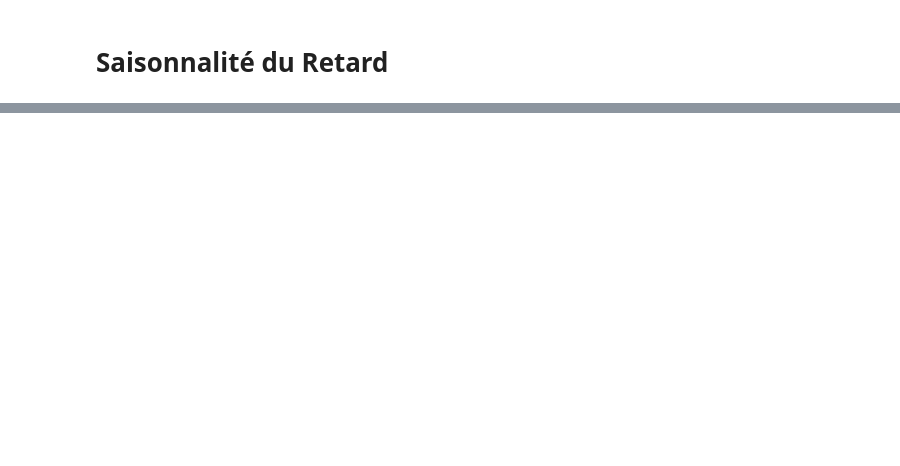
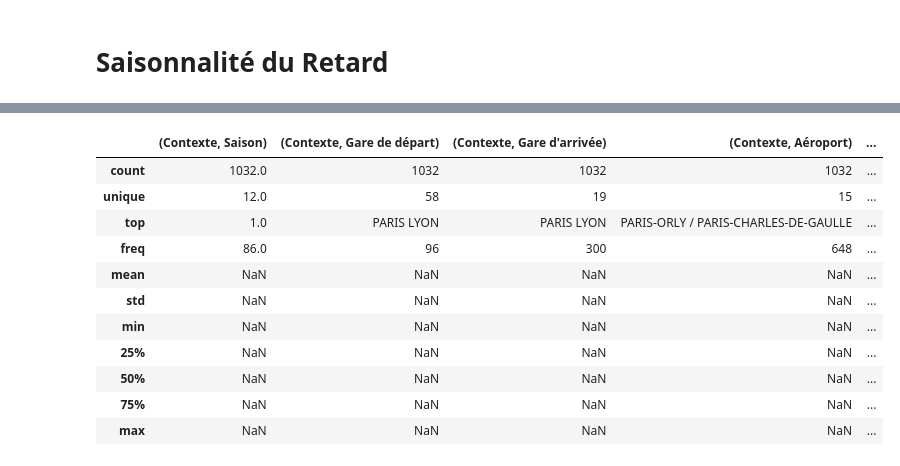
Before and after one commit to Luca-Hachani/SNCF-Project, a Jupyter notebook: poc/EDA_luca.ipynb, the cells around one changed output, grey strips where cells are left out. Drawn from its saved outputs; the diff is of its cells as text; code cells hidden in the pictures; blank space fills up the shorter version.

```diff
--- a/poc/EDA_luca.ipynb
+++ b/poc/EDA_luca.ipynb
@@ -502,0 +531,15 @@ df_airport_seasonality.head(19)
+# %%
+df_airport_seasonality.describe(include='all')
+# %% [output]
+|  | (Contexte, Saison) | (Contexte, Gare de départ) | (Contexte, Gare d'arrivée) | (Contexte, Aéroport) | ... |
+| count | 1032.0 | 1032 | 1032 | 1032 | ... |
+| unique | 12.0 | 58 | 19 | 15 | ... |
+| top | 1.0 | PARIS LYON | PARIS LYON | PARIS-ORLY / PARIS-CHARLES-DE-GAULLE | ... |
+| freq | 86.0 | 96 | 300 | 648 | ... |
+| mean | NaN | NaN | NaN | NaN | ... |
+| std | NaN | NaN | NaN | NaN | ... |
+| min | NaN | NaN | NaN | NaN | ... |
+| 25% | NaN | NaN | NaN | NaN | ... |
+| 50% | NaN | NaN | NaN | NaN | ... |
+| 75% | NaN | NaN | NaN | NaN | ... |
+| max | NaN | NaN | NaN | NaN | ... |
```
Also changed, not shown: parts of 21 cells of this notebook, 1 other file.
